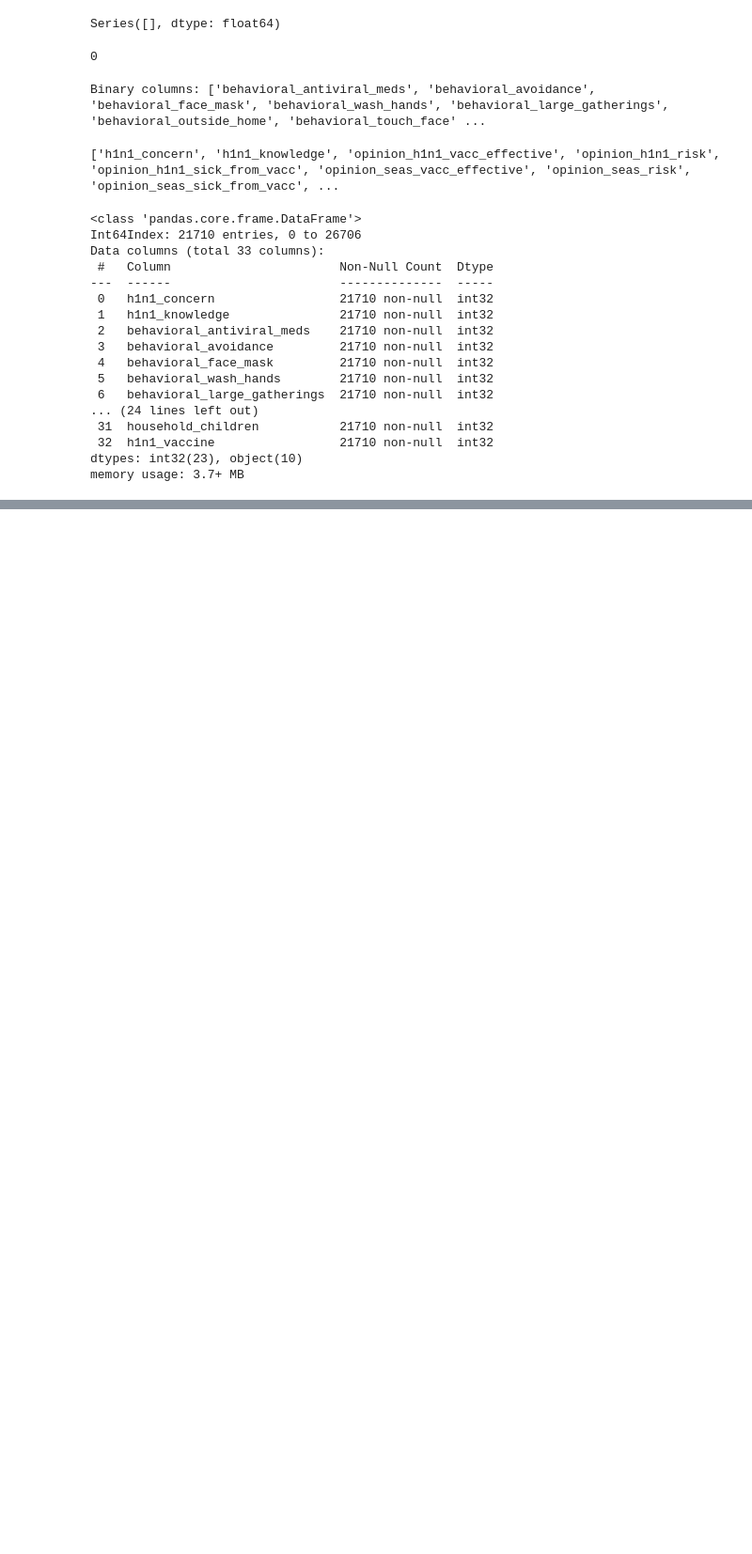
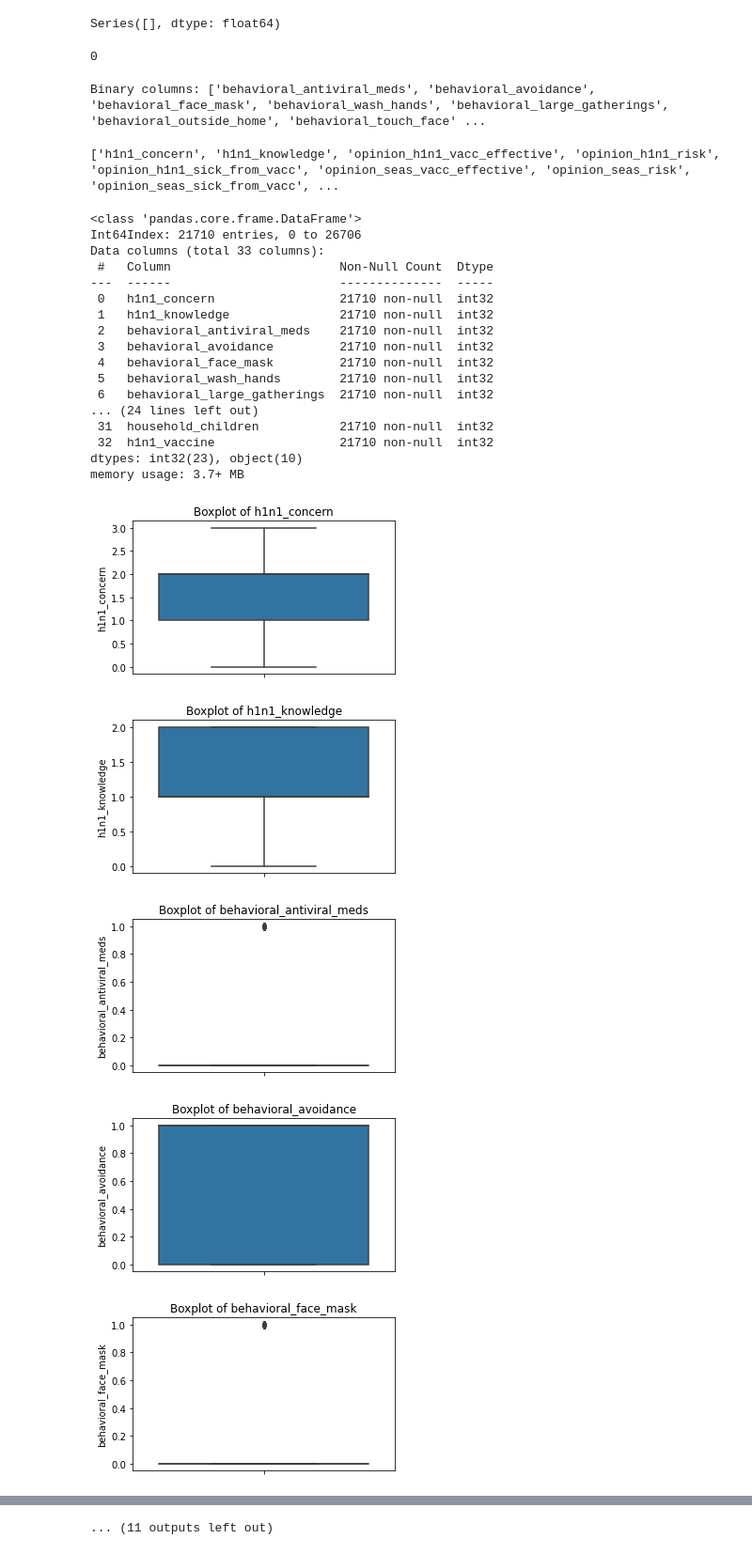
Before and after one commit to abuonodindo2030/H1N1-Classification-Project, a Jupyter notebook: H1N1 Classification Project.ipynb, the cells around one changed output, grey strips where cells are left out. Shown at 94% size. Saved outputs shown, nothing was run; the diff lists cells and outputs as text; code cells hidden in the pictures; blank space fills up the shorter version.

Commit message:
Visualize distributions and check for outliers and class imbalance in H1N1 vaccine uptake

```diff
--- a/H1N1 Classification Project.ipynb
+++ b/H1N1 Classification Project.ipynb
@@ -277,3 +277,16 @@ Data columns (total 33 columns):
  32  h1n1_vaccine                 21710 non-null  int32
 dtypes: int32(23), object(10)
 memory usage: 3.7+ MB
+# %%
+# Loop through each numerical column to visualize its distribution and identify potential outliers
+for i in num_df.columns:
+    plt.figure(figsize=(5, 3))
+    sns.boxplot(y=num_df[i])
+    plt.title(f"Boxplot of {i}")
+    plt.show()
+# %% [output]
+[figure, added]
+[figure, added]
+[figure, added]
+[figure, added]
+[figure, added]
@@ -279,0 +300 @@ memory usage: 3.7+ MB
+... (11 outputs left out)
```
Also changed, not shown: parts of 4 cells of this notebook.
